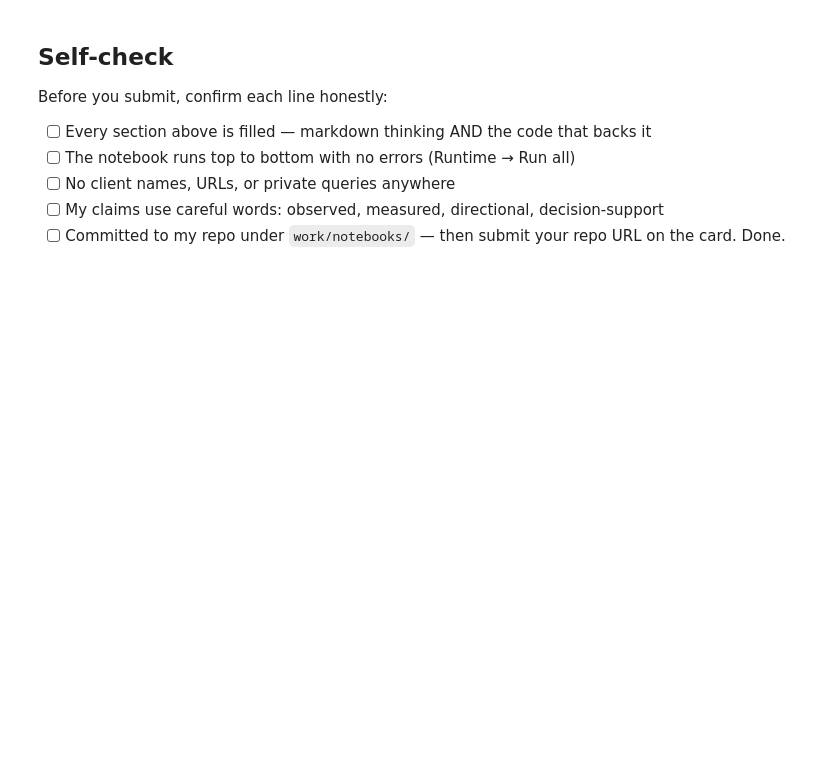
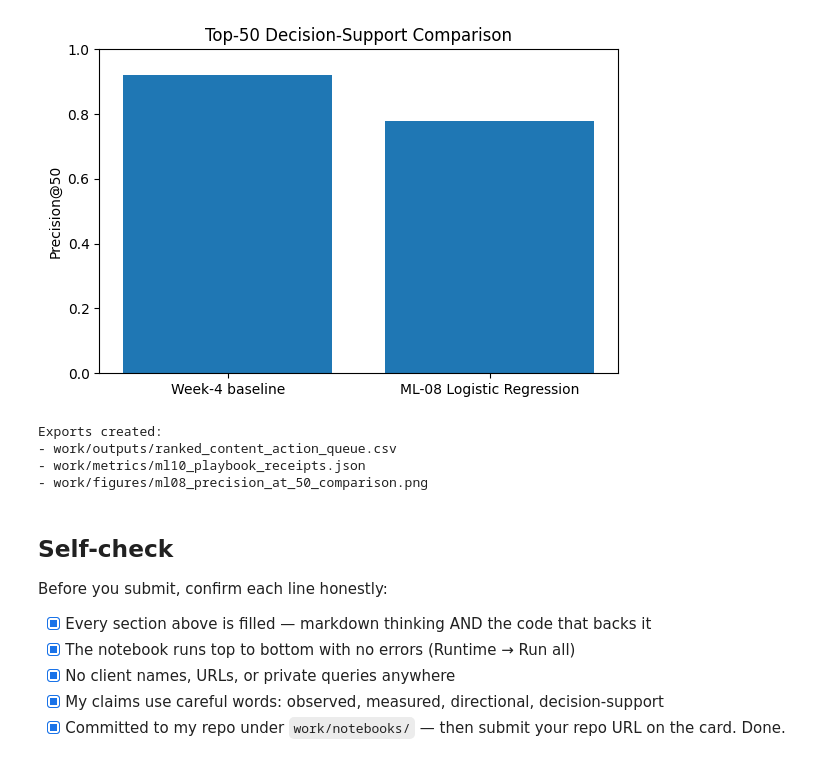
Before and after one commit to MuhammadShayan8401/flyrank-ml-internship, a Jupyter notebook: work/notebooks/w07_action_playbook.ipynb, the cells around one changed output. Drawn from its saved outputs; the diff is of its cells as text; code cells hidden in the pictures; blank space fills up the shorter version.

Commit message:
Completed w07_action_playbook

```diff
--- a/work/notebooks/w07_action_playbook.ipynb
+++ b/work/notebooks/w07_action_playbook.ipynb
@@ -43,0 +143,13 @@ This skeleton is yours to fill. Work the sections **in order** — each one has
+# %%
+baseline_precision_at_50 = 0.92
+model_precision_at_50 = 0.78
+
+difference_pp = round(
+    (model_precision_at_50 - baseline_precision_at_50) * 100,
+    2
+)
+
+assert difference_pp == -14.0
+
+print("Evaluation receipt check passed.")
+print("The learned model is not presented as an improvement over the baseline.")
@@ -44,10 +394,65 @@ This skeleton is yours to fill. Work the sections **in order** — each one has
+# %%
+from pathlib import Path
+import json
+import matplotlib.pyplot as plt
+
+output_dir = Path("work/outputs")
+figure_dir = Path("work/figures")
+metrics_dir = Path("work/metrics")
+
+output_dir.mkdir(parents=True, exist_ok=True)
+figure_dir.mkdir(parents=True, exist_ok=True)
+metrics_dir.mkdir(parents=True, exist_ok=True)
+
+# 1. Ranked validation review queue
+queue_path = output_dir / "ranked_content_action_queue.csv"
+ranked_queue.to_csv(queue_path, index=False)
+
+# 2. Metrics receipt for the paper
+receipts = {
+    "week4_baseline_precision_at_50": baseline_precision_at_50,
+    "ml08_logistic_regression_precision_at_50": model_precision_at_50,
+    "difference_percentage_points": difference_pp,
+    "error_counts": error_counts,
+    "queue_type": "validation_review_examples",
+    "queue_rows": int(len(ranked_queue)),
+}
+
+metrics_path = metrics_dir / "ml10_playbook_receipts.json"
+metrics_path.write_text(json.dumps(receipts, indent=2))
+
+# 3. Reusable figure
+plt.figure(figsize=(6, 4))
+plt.bar(
+    ["Week-4 baseline", "ML-08 Logistic Regression"],
+    [baseline_precision_at_50, model_precision_at_50],
+)
+plt.ylim(0, 1)
+plt.ylabel("Precision@50")
+plt.title("Top-50 Decision-Support Comparison")
+plt.tight_layout()
+
+figure_path = figure_dir / "ml08_precision_at_50_comparison.png"
+plt.savefig(figure_path, dpi=160)
+plt.show()
+
+print("Exports created:")
+print("-", queue_path)
+print("-", metrics_path)
+print("-", figure_path)
+# %% [output]
+[figure, added]
+Exports created:
+- work/outputs/ranked_content_action_queue.csv
+- work/metrics/ml10_playbook_receipts.json
+- work/figures/ml08_precision_at_50_comparison.png
 # %% [markdown]
 ## Self-check
 
 Before you submit, confirm each line honestly:
 
-- [ ] Every section above is filled — markdown thinking AND the code that backs it
-- [ ] The notebook runs top to bottom with no errors (Runtime → Run all)
-- [ ] No client names, URLs, or private queries anywhere
-- [ ] My claims use careful words: observed, measured, directional, decision-support
-- [ ] Committed to my repo under `work/notebooks/` — then submit your repo URL on the card. Done.
+- [x] Every section above is filled — markdown thinking AND the code that backs it
+- [x] The notebook runs top to bottom with no errors (Runtime → Run all)
+- [x] No client names, URLs, or private queries anywhere
+- [x] My claims use careful words: observed, measured, directional, decision-support
+- [x] Committed to my repo under `work/notebooks/` — then submit your repo URL on the card. Done.
```
Also changed, not shown: parts of 25 cells of this notebook.
